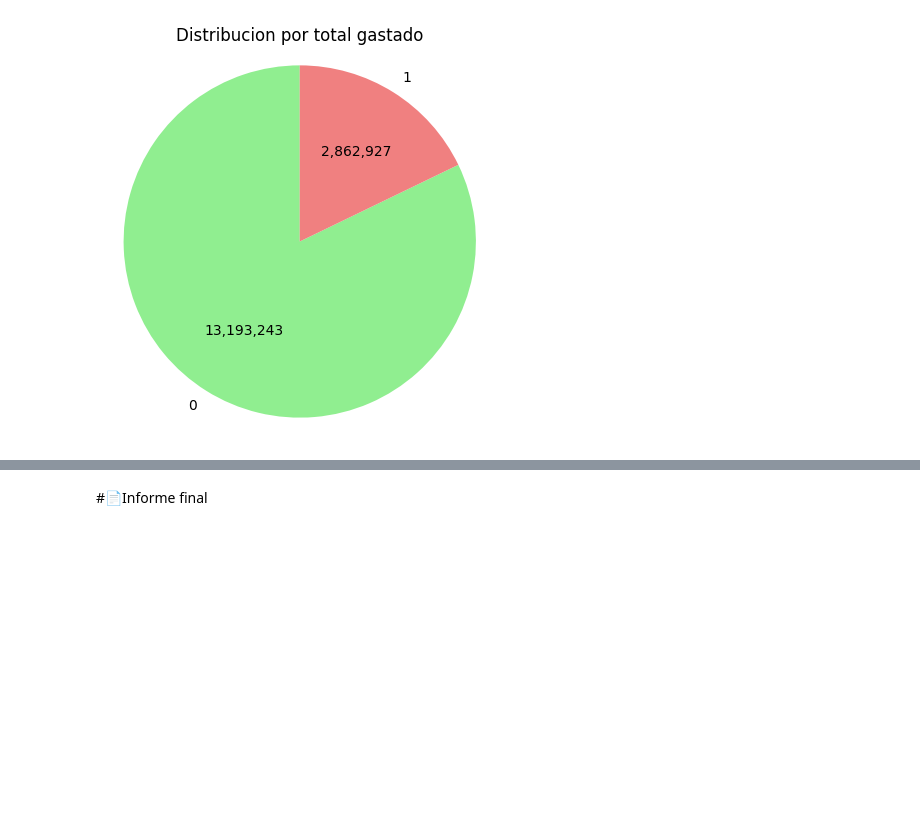
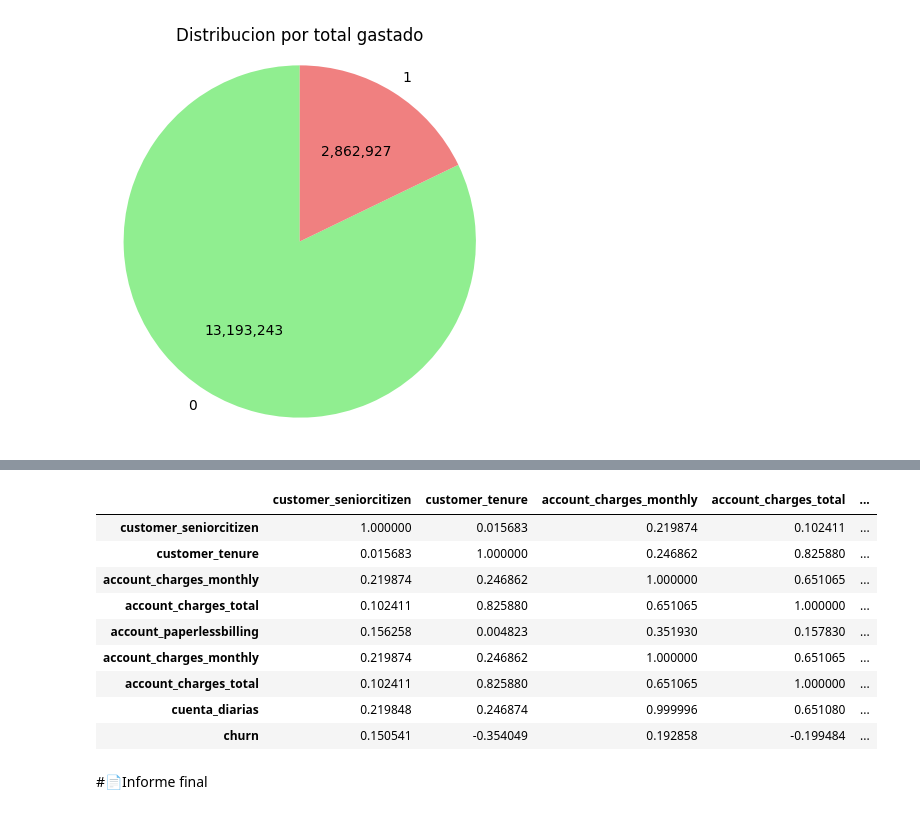
Before and after one commit to d4vid2025/challenge2-data-science-LATAM, a Jupyter notebook: TelecomX_LATAM.ipynb, the cells around one changed output, grey strips where cells are left out. Cells and saved outputs as stored; diff of their text form; code cells hidden in the pictures; blank space fills up the shorter version.

```diff
--- a/TelecomX_LATAM.ipynb
+++ b/TelecomX_LATAM.ipynb
@@ -621,3 +643,42 @@ graficar_pie_serie_numerico(churn_por_account_chages_total,'Distribucion por tot
+# %%
+# Copiamos el dataframe
+df_num = datos_limpio.copy()
+
+# Convertir a numérico las columnas que deberían serlo
+columnas_numericas = [
+    'customer_seniorcitizen',
+    'customer_tenure',
+    'account_charges_monthly',
+    'account_charges_total',
+    'account_paperlessbilling',
+    'account_charges_monthly',
+    'account_charges_total',
+    'cuenta_diarias'
+]
+
+for col in columnas_numericas:
+    df_num[col] = pd.to_numeric(df_num[col], errors='coerce')
+
+# También asegurarnos que churn es 0/1
+df_num['churn'] = pd.to_numeric(df_num['churn'], errors='coerce')
+
+# Eliminamos filas con valores NaN para este análisis
+df_num = df_num.dropna(subset=columnas_numericas + ['churn'])
+# %%
+correlacion = df_num[ columnas_numericas + ['churn'] ].corr()
+
+correlacion
+# %% [output]
+|  | customer_seniorcitizen | customer_tenure | account_charges_monthly | account_charges_total | ... |
+| customer_seniorcitizen | 1.000000 | 0.015683 | 0.219874 | 0.102411 | ... |
+| customer_tenure | 0.015683 | 1.000000 | 0.246862 | 0.825880 | ... |
+| account_charges_monthly | 0.219874 | 0.246862 | 1.000000 | 0.651065 | ... |
+| account_charges_total | 0.102411 | 0.825880 | 0.651065 | 1.000000 | ... |
+| account_paperlessbilling | 0.156258 | 0.004823 | 0.351930 | 0.157830 | ... |
+| account_charges_monthly | 0.219874 | 0.246862 | 1.000000 | 0.651065 | ... |
+| account_charges_total | 0.102411 | 0.825880 | 0.651065 | 1.000000 | ... |
+| cuenta_diarias | 0.219848 | 0.246874 | 0.999996 | 0.651080 | ... |
+| churn | 0.150541 | -0.354049 | 0.192858 | -0.199484 | ... |
 # %% [markdown]
 #📄Informe final
 # %% [markdown]
```
Also changed, not shown: parts of 2 cells of this notebook.
